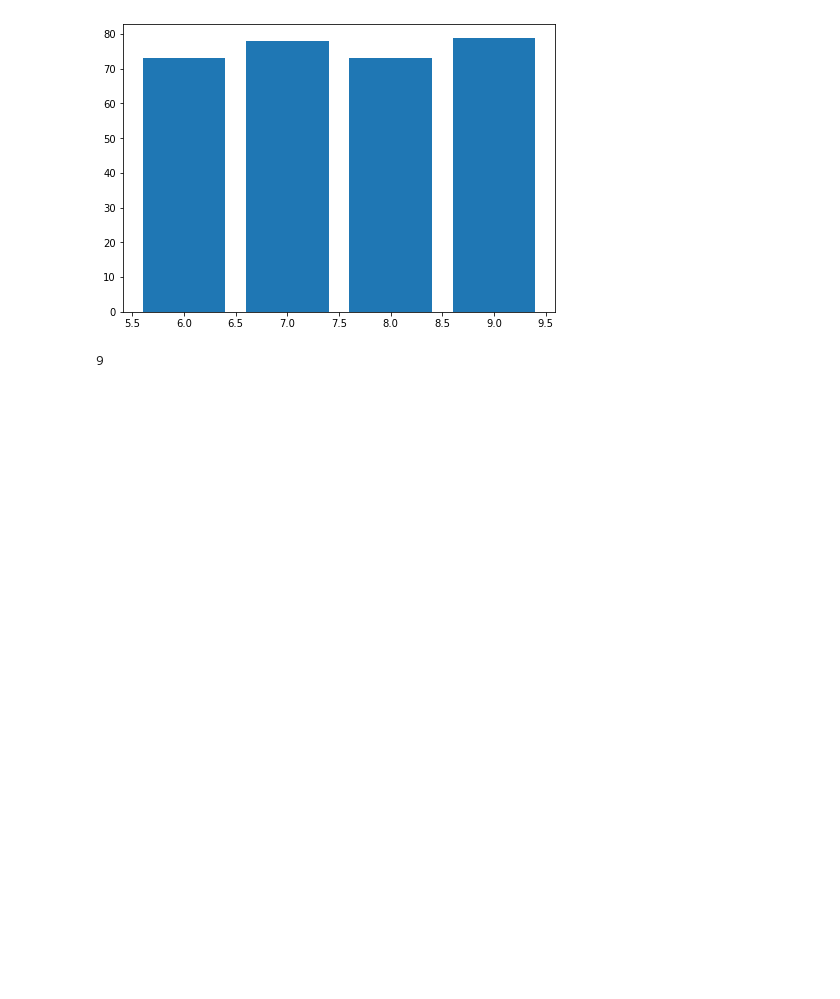
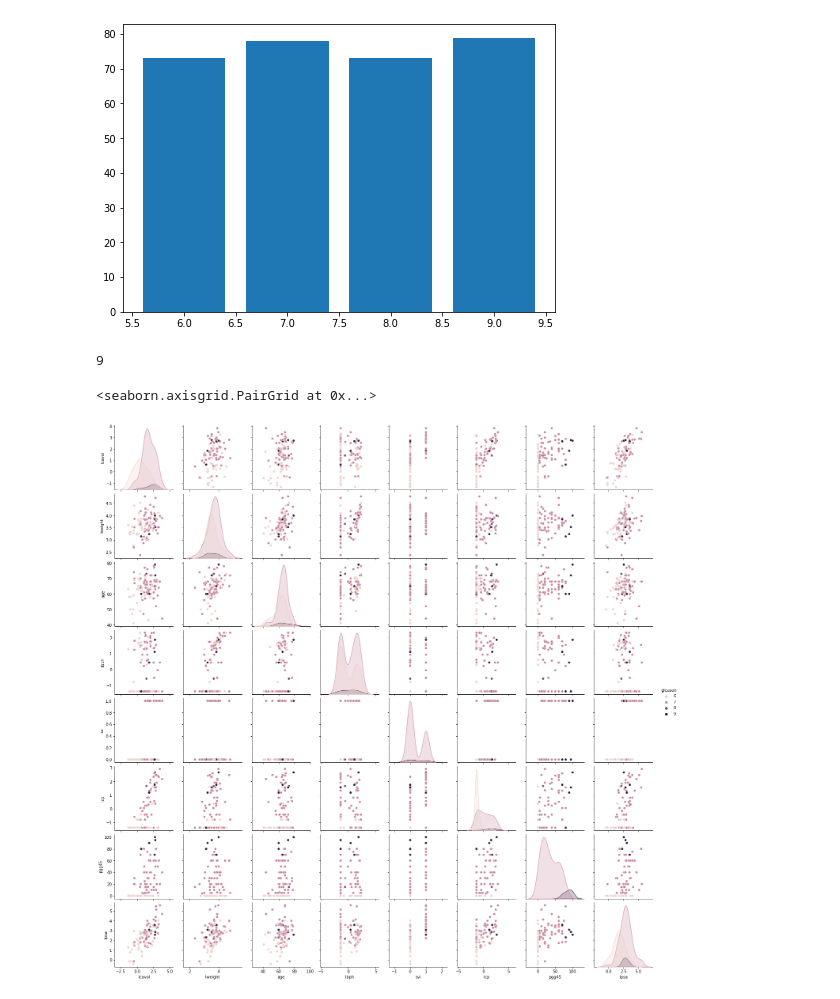
Before and after one commit to Gaurav-AL/knn_learning, a Jupyter notebook: Knn_started.ipynb, the cells around one changed output. Saved outputs shown, nothing was run; the diff lists cells and outputs as text; code cells hidden in the pictures; blank space fills up the shorter version.

```diff
--- a/Knn_started.ipynb
+++ b/Knn_started.ipynb
@@ -42,3 +42,8 @@ plt.show()
 max(dt['gleason'])
 # %% [output]
 9
+# %%
+sns.pairplot(dt,hue = 'gleason')
+# %% [output]
+<seaborn.axisgrid.PairGrid at 0x...>
+[figure, added]
```
